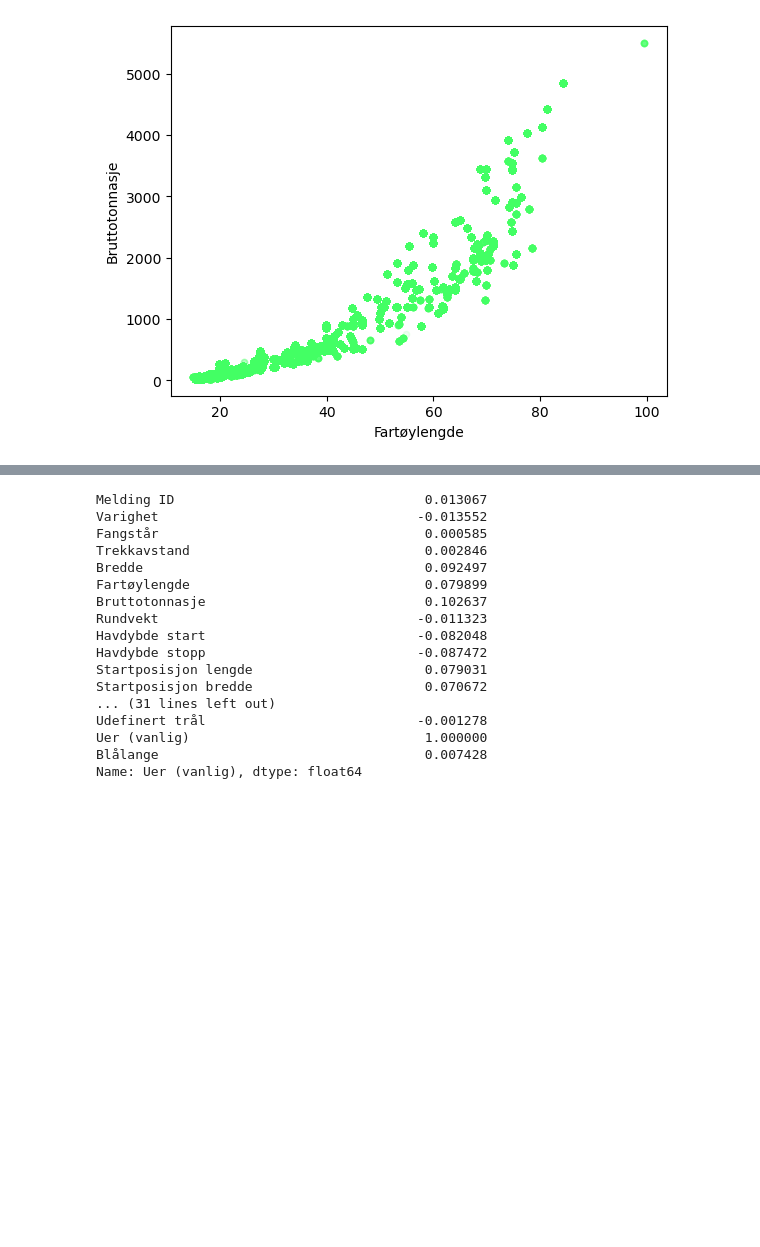
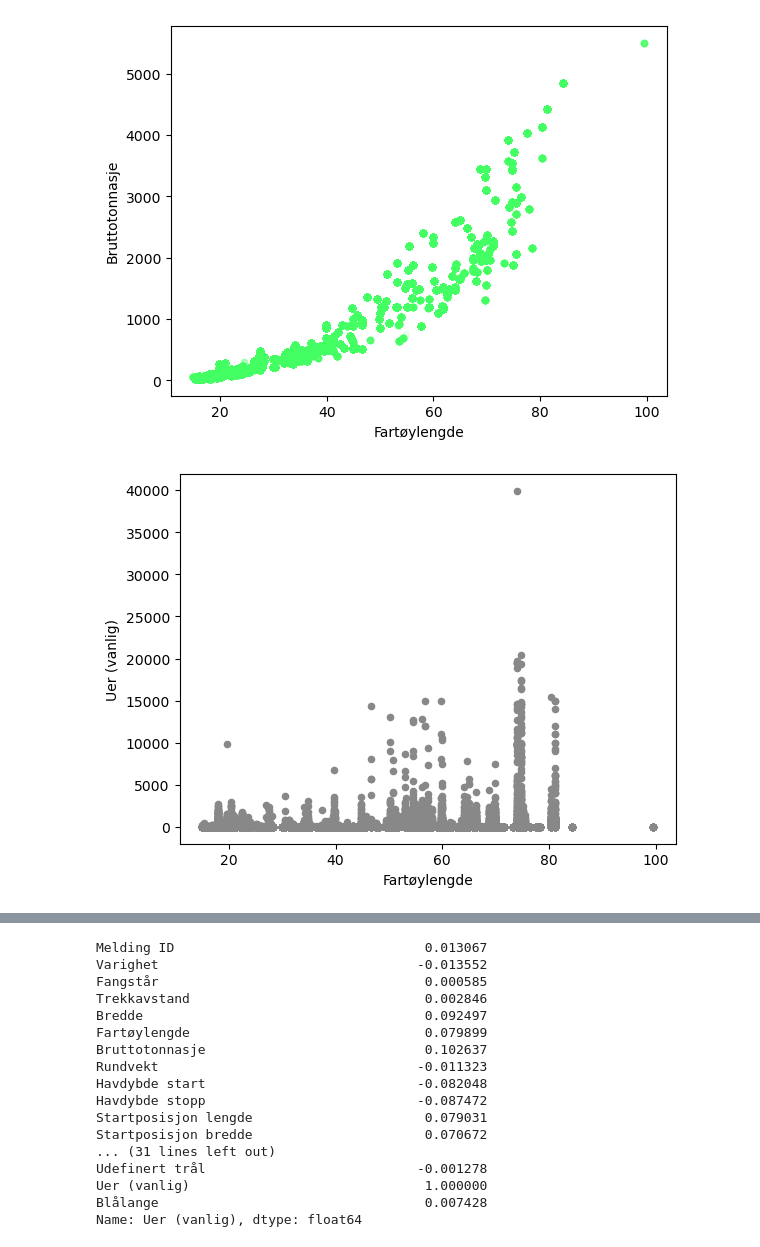
Before and after one commit to ThomasNicolai/info284groupexam, a Jupyter notebook: groupexam.ipynb, the cells around one changed output, grey strips where cells are left out. Drawn from its saved outputs; the diff is of its cells as text; code cells hidden in the pictures; blank space fills up the shorter version.

Commit message:
continue cleaning data, geographic plotting

```diff
--- a/groupexam.ipynb
+++ b/groupexam.ipynb
@@ -91,3 +102,9 @@ df.plot(kind = 'scatter', x = 'Fartøylengde', y = 'Bruttotonnasje', c="#43ff640
 plt.show()
 # %% [output]
 [figure]
+# %%
+
+df.plot(kind = 'scatter', x = 'Fartøylengde', y = 'Uer (vanlig)', c="#888")
+plt.show()
+# %% [output]
+[figure, added]
```
Also changed, not shown: parts of 14 cells of this notebook.
